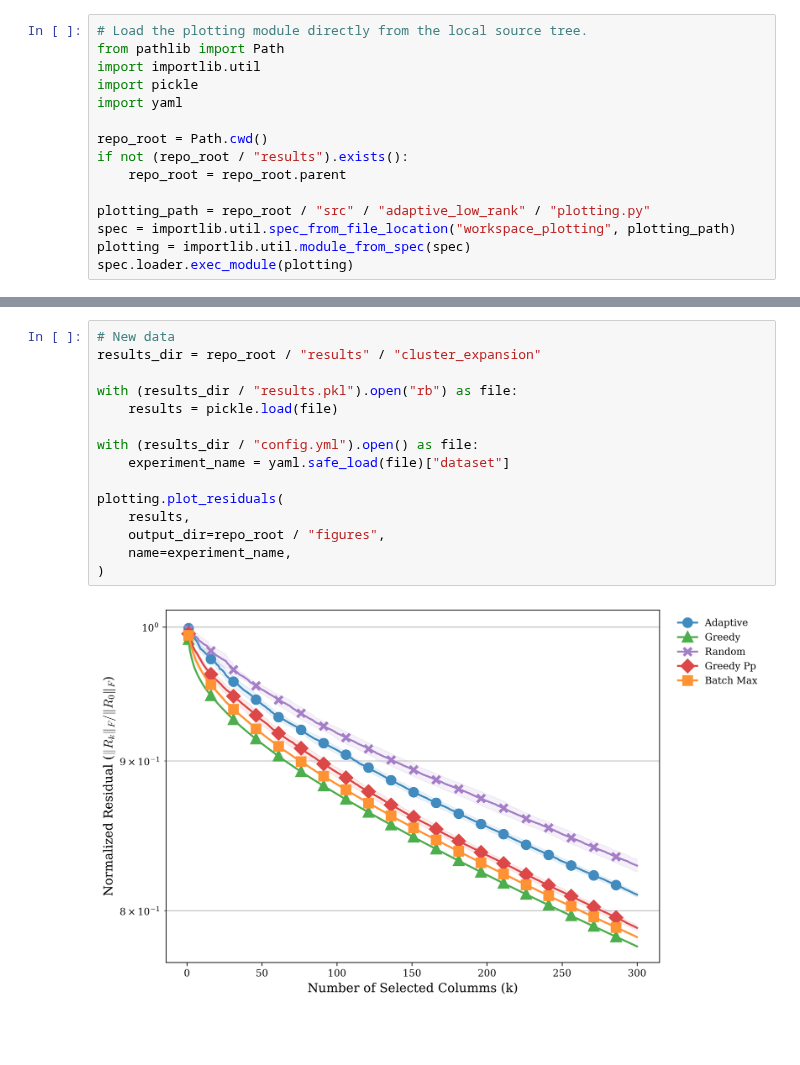
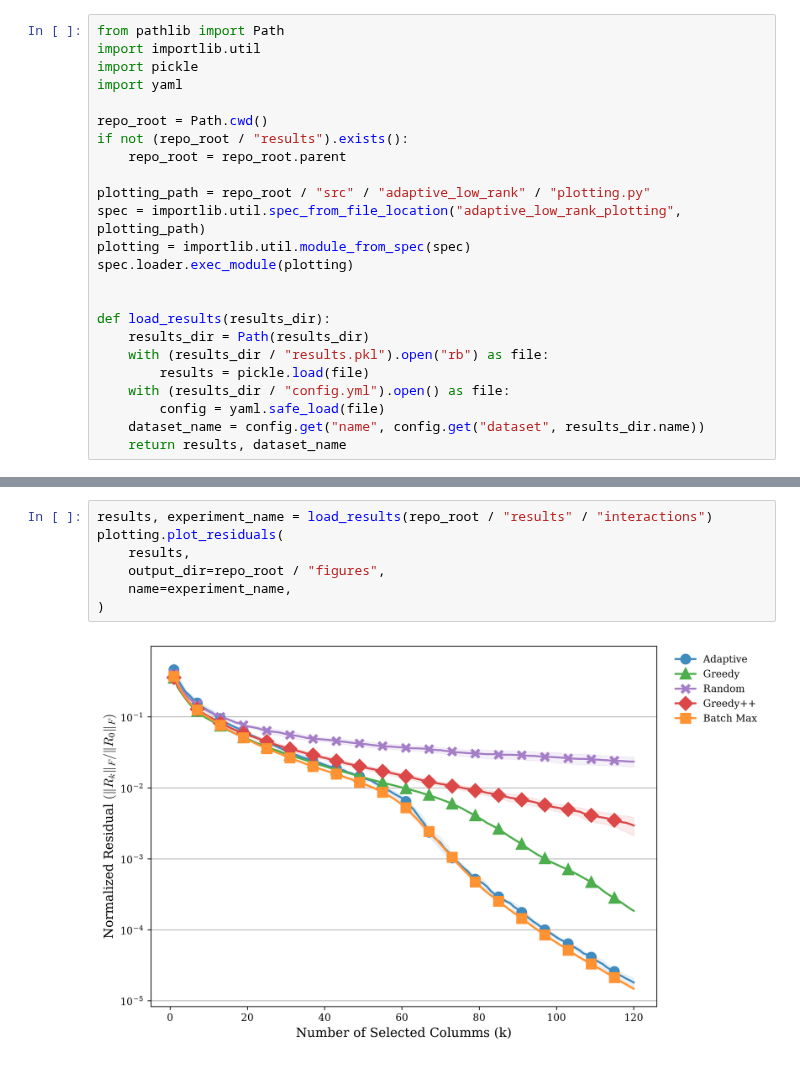
Before and after one commit to lcstovall/adaptive-low-rank, a Jupyter notebook: notebooks/plotting_residuals.ipynb, the cells around one changed output, grey strips where cells are left out. Saved outputs shown, nothing was run; the diff lists cells and outputs as text; blank space fills up the shorter version.

Commit message:
updated plotting code

```diff
--- a/notebooks/plotting_residuals.ipynb
+++ b/notebooks/plotting_residuals.ipynb
@@ -1,5 +5,4 @@
 # %%
-# Load the plotting module directly from the local source tree.
 from pathlib import Path
 import importlib.util
 import pickle
@@ -10,6 +13,16 @@ if not (repo_root / "results").exists():
     repo_root = repo_root.parent
 
 plotting_path = repo_root / "src" / "adaptive_low_rank" / "plotting.py"
-spec = importlib.util.spec_from_file_location("workspace_plotting", plotting_path)
+spec = importlib.util.spec_from_file_location("adaptive_low_rank_plotting", plotting_path)
 plotting = importlib.util.module_from_spec(spec)
 spec.loader.exec_module(plotting)
+
+
+def load_results(results_dir):
+    results_dir = Path(results_dir)
+    with (results_dir / "results.pkl").open("rb") as file:
+        results = pickle.load(file)
+    with (results_dir / "config.yml").open() as file:
+        config = yaml.safe_load(file)
+    dataset_name = config.get("name", config.get("dataset", results_dir.name))
+    return results, dataset_name
@@ -101,17 +29,9 @@ plotting.plot_residuals(
-# %%
-# New data
-results_dir = repo_root / "results" / "cluster_expansion"
-
-with (results_dir / "results.pkl").open("rb") as file:
-    results = pickle.load(file)
-
-with (results_dir / "config.yml").open() as file:
-    experiment_name = yaml.safe_load(file)["dataset"]
-
-plotting.plot_residuals(
-    results,
-    output_dir=repo_root / "figures",
-    name=experiment_name,
-)
-# %% [output]
-[figure, removed]
+# %%
+results, experiment_name = load_results(repo_root / "results" / "interactions")
+plotting.plot_residuals(
+    results,
+    output_dir=repo_root / "figures",
+    name=experiment_name,
+)
+# %% [output]
+[figure, added]
```
Also changed, not shown: parts of 11 cells of this notebook, 20 other files.
